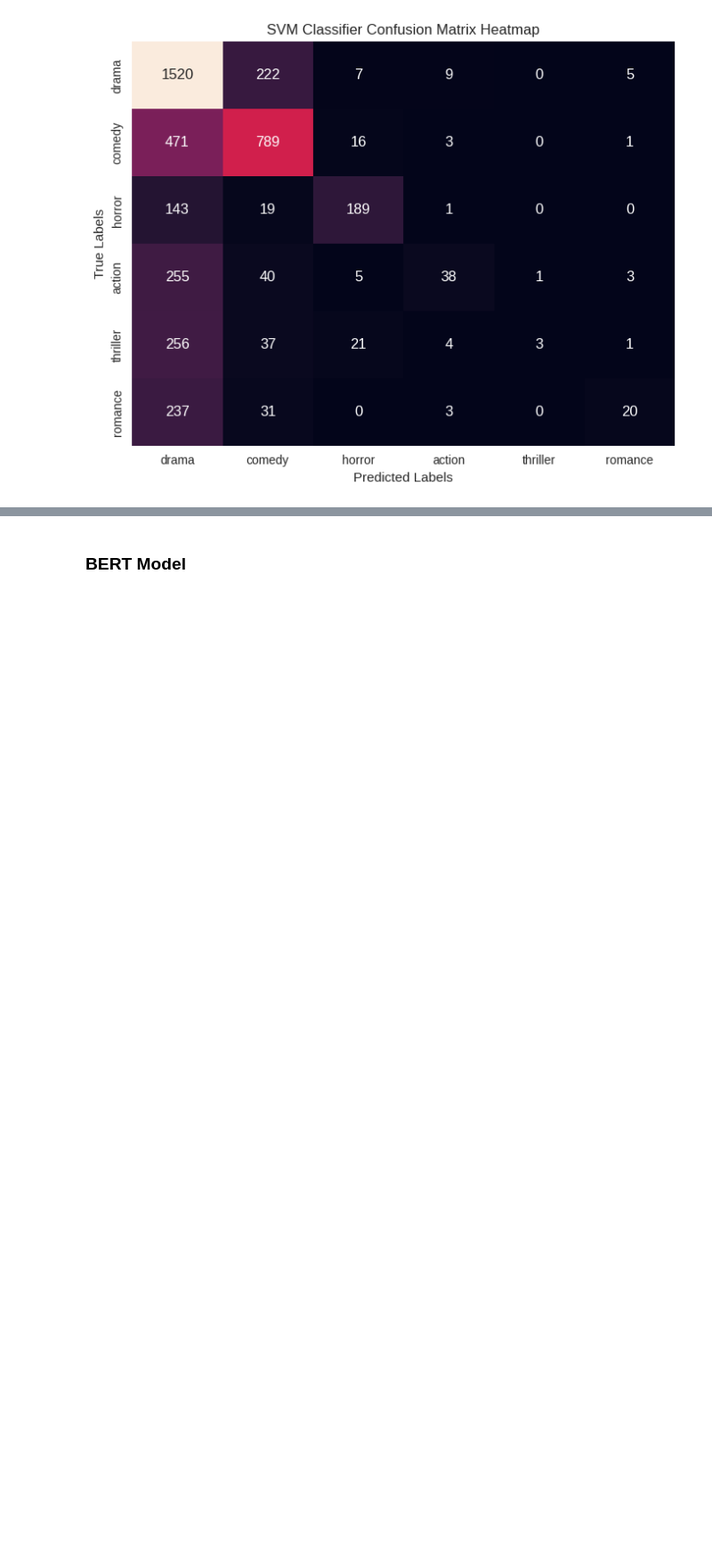
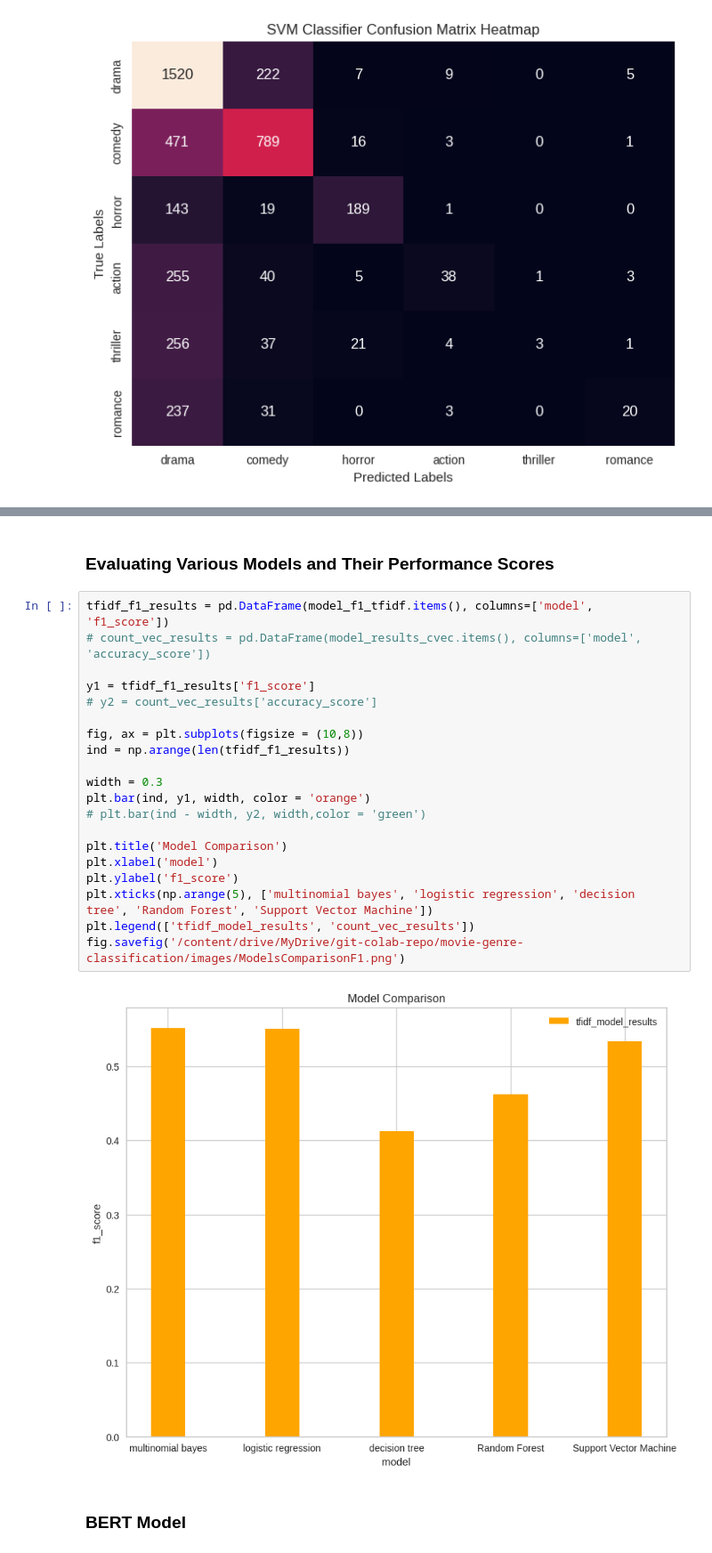
Before and after one commit to naamalia23/movie-genre-classification, a Jupyter notebook: main-merged-both-features.ipynb, the cells around one changed output, grey strips where cells are left out. Shown at 89% size. Cells and saved outputs as stored; diff of their text form; blank space fills up the shorter version.

Commit message:
done model comparison for tf-idf

```diff
--- a/main-merged-both-features.ipynb
+++ b/main-merged-both-features.ipynb
@@ -1097,3 +1068,27 @@ To https://github.com/naamalia23/movie-genre-classification
+# %% [markdown]
+### Evaluating Various Models and Their Performance Scores
+# %%
+tfidf_f1_results = pd.DataFrame(model_f1_tfidf.items(), columns=['model', 'f1_score'])
+# count_vec_results = pd.DataFrame(model_results_cvec.items(), columns=['model', 'accuracy_score'])
+
+y1 = tfidf_f1_results['f1_score']
+# y2 = count_vec_results['accuracy_score']
+
+fig, ax = plt.subplots(figsize = (10,8))
+ind = np.arange(len(tfidf_f1_results))
+
+width = 0.3
+plt.bar(ind, y1, width, color = 'orange')
+# plt.bar(ind - width, y2, width,color = 'green')
+
+plt.title('Model Comparison')
+plt.xlabel('model')
+plt.ylabel('f1_score')
+plt.xticks(np.arange(5), ['multinomial bayes', 'logistic regression', 'decision tree', 'Random Forest', 'Support Vector Machine'])
+plt.legend(['tfidf_model_results', 'count_vec_results'])
+fig.savefig('/content/drive/MyDrive/git-colab-repo/movie-genre-classification/images/ModelsComparisonF1.png')
+# %% [output]
+[figure, added]
 # %% [markdown]
 ### BERT Model
 # %%
```
Also changed, not shown: parts of 8 cells of this notebook, 1 other file.
